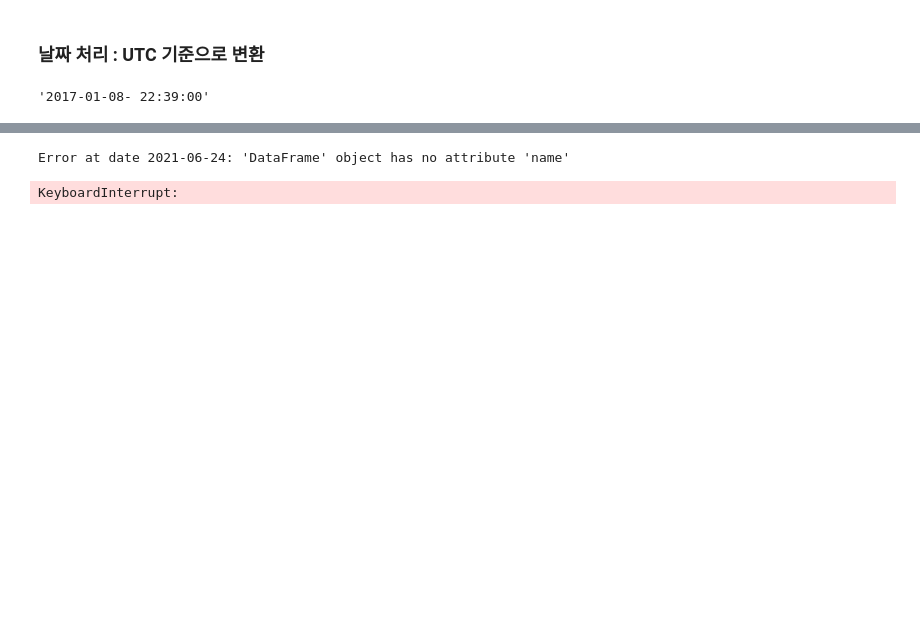
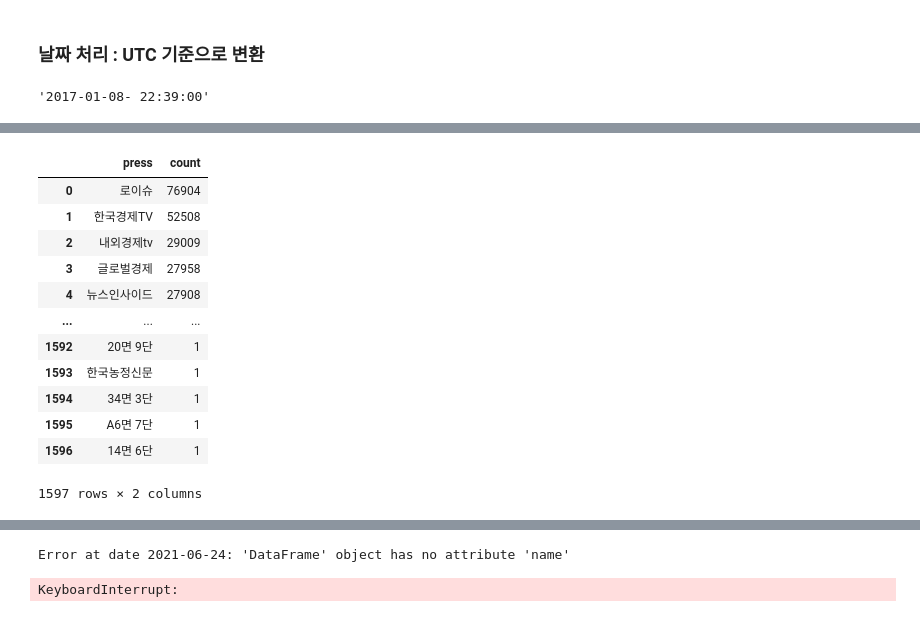
Before and after one commit to boyu571/LLM_based_investment_research, a Jupyter notebook: kor_news_data/preprocessing_v3.ipynb, the cells around one changed output, grey strips where cells are left out. Cells and saved outputs as stored; diff of their text form; code cells hidden in the pictures; blank space fills up the shorter version.

```diff
--- a/kor_news_data/preprocessing_v3.ipynb
+++ b/kor_news_data/preprocessing_v3.ipynb
@@ -249 +286,23 @@ filtered_df
+# %%
+# 'press' 열의 값을 세고 데이터프레임으로 변환
+press_counts_df = filtered_df['press'].value_counts().reset_index()
+
+press_counts_df.columns = ['press', 'count']
+
+# 결과 출력
+press_counts_df
+# %% [output]
+|  | press | count |
+| 0 | 로이슈 | 76904 |
+| 1 | 한국경제TV | 52508 |
+| 2 | 내외경제tv | 29009 |
+| 3 | 글로벌경제 | 27958 |
+| 4 | 뉴스인사이드 | 27908 |
+| ... | ... | ... |
+| 1592 | 20면 9단 | 1 |
+| 1593 | 한국농정신문 | 1 |
+| 1594 | 34면 3단 | 1 |
+| 1595 | A6면 7단 | 1 |
+| 1596 | 14면 6단 | 1 |
+1597 rows × 2 columns
 # %%
```
Also changed, not shown: parts of 12 cells of this notebook, 5 other files.
